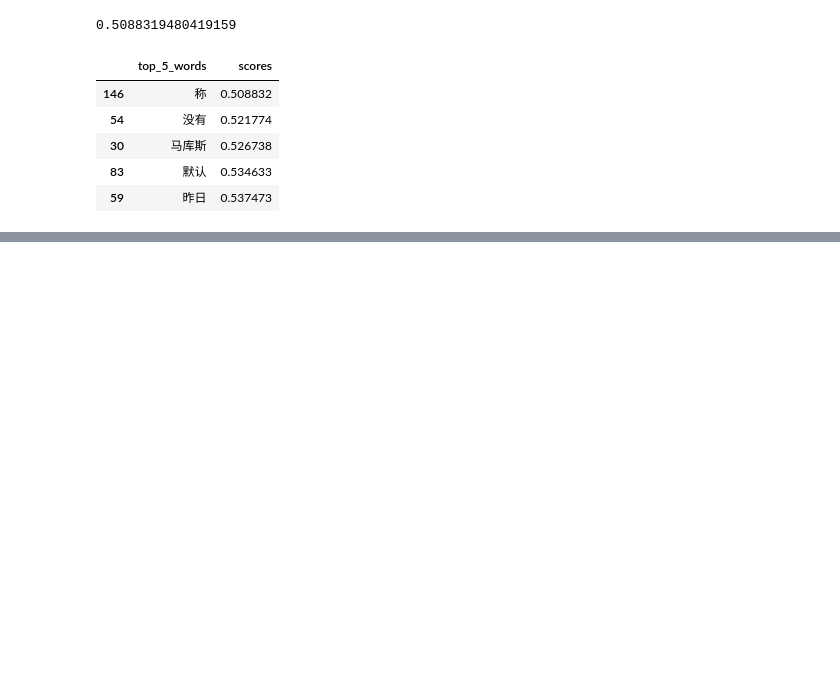
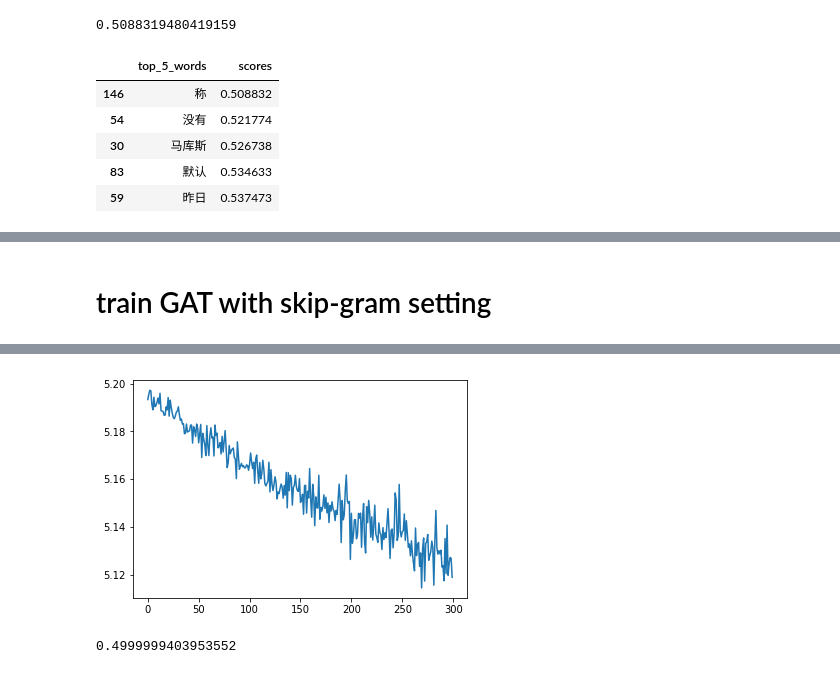
Before and after one commit to XufengXufengXufeng/try_gcn, a Jupyter notebook: gcn_word2vec.ipynb, the cells around one changed output, grey strips where cells are left out. Cells and saved outputs as stored; diff of their text form; code cells hidden in the pictures; blank space fills up the shorter version.

```diff
--- a/gcn_word2vec.ipynb
+++ b/gcn_word2vec.ipynb
@@ -563,0 +725,2 @@ get_top_similar_words("表示",gcn_embeddings,k=5)
+# %% [markdown]
+# train GAT with skip-gram setting
@@ -563,0 +737,38 @@ get_top_similar_words("表示",gcn_embeddings,k=5)
+# %%
+def train_gat_embedder(g,heads,hidden_dim,hidden_dim1,out_dim,mean_pool,epochs,batchs,lr=0.001):
+    torch.manual_seed(1)
+    np.random.seed(1)
+    nodes = list(G.nodes())
+    gat_embedder = Gat(g,heads,hidden_dim,hidden_dim1,out_dim,mean_pool)
+    losses = []
+    loss_function = nn.NLLLoss()
+    optimizer = optim.Adam(gat_embedder.parameters(),lr=lr)
+
+    for e in range(epochs):
+        for b in range(batchs):
+            outputs = [spit_context(w,context1_ids) for w in nodes]
+            gat_embedder.zero_grad()
+            out = gat_embedder.flow()
+            loss = loss_function(out,torch.LongTensor(outputs))
+            losses.append(float(loss.data.numpy()))
+            loss.backward()
+            optimizer.step()
+        if e%7==0:
+            print("epoch {} has loss {:.2f}".format(e,loss))
+    indeces = list(G.nodes)
+    gat_embeddings = get_embedding_dict(gat_embedder.encode().detach().numpy(),indeces)
+    pd.Series(losses).plot();
+    return gat_embeddings,losses,gat_embedder
+# %%
+g = G
+heads = 1
+hidden_dim = 50
+hidden_dim1 = 50
+out_dim = len(outputs)
+mean_pool = True
+epochs = 100
+batchs = 3
+lr = 0.001
+gat_embeddings,lossses,gat_embedder = train_gat_embedder(g,heads,hidden_dim,
+                                                         hidden_dim1,out_dim,mean_pool,epochs,batchs,lr)
+# %% [output]
@@ -563,0 +790,5 @@ get_top_similar_words("表示",gcn_embeddings,k=5)
+[figure, added]
+# %%
+compare_words("瑞士","日内瓦",gat_embeddings)
+# %% [output]
+0.4999999403953552
```
Also changed, not shown: parts of 13 cells of this notebook.
